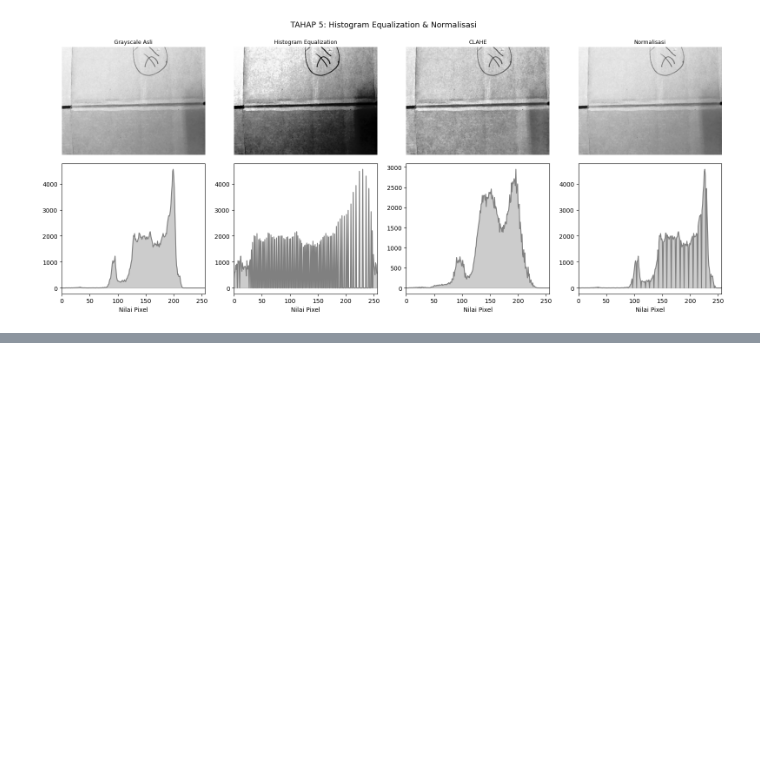
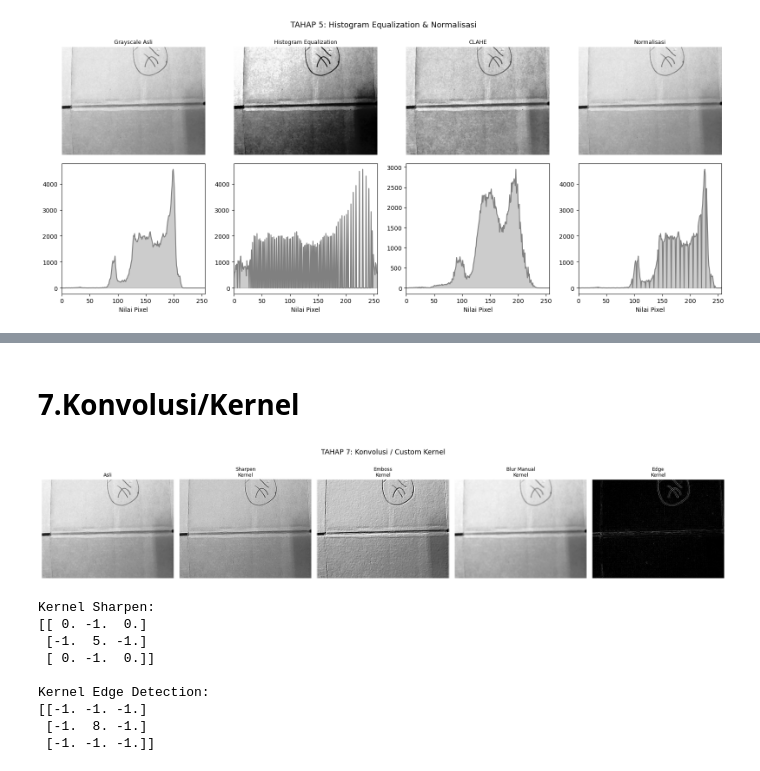
Before and after one commit to yowxy/Smart-Waste-Detection-and-Segmentation, a Jupyter notebook: index.ipynb, the cells around one changed output, grey strips where cells are left out. Saved outputs shown, nothing was run; the diff lists cells and outputs as text; code cells hidden in the pictures; blank space fills up the shorter version.

```diff
--- a/index.ipynb
+++ b/index.ipynb
@@ -228,0 +250,39 @@ plt.show()
+# %% [markdown]
+# 7.Konvolusi/Kernel
+# %%
+kernel_sharpen = np.array([[ 0,-1, 0],[-1, 5,-1],[ 0,-1, 0]], dtype=np.float32)
+kernel_emboss  = np.array([[-2,-1, 0],[-1, 1, 1],[ 0, 1, 2]], dtype=np.float32)
+kernel_blur_m  = np.ones((5,5), dtype=np.float32) / 25
+kernel_edge    = np.array([[-1,-1,-1],[-1, 8,-1],[-1,-1,-1]], dtype=np.float32)
+
+img_sharp   = cv2.filter2D(img_gray, -1, kernel_sharpen)
+img_emboss  = cv2.filter2D(img_gray, -1, kernel_emboss)
+img_blur_m  = cv2.filter2D(img_gray, -1, kernel_blur_m)
+img_edge_k  = cv2.filter2D(img_gray, -1, kernel_edge)
+
+fig, axes = plt.subplots(1, 5, figsize=(18, 4))
+titles = ['Asli', 'Sharpen\nKernel', 'Emboss\nKernel', 'Blur Manual\nKernel', 'Edge\nKernel']
+imgs   = [img_gray, img_sharp, img_emboss, img_blur_m, img_edge_k]
+
+for ax, title, im in zip(axes, titles, imgs):
+    ax.imshow(im, cmap='gray'); ax.set_title(title, fontsize=9); ax.axis('off')
+
+plt.suptitle('TAHAP 7: Konvolusi / Custom Kernel', fontsize=13)
+plt.tight_layout()
+plt.show()
+
+print('Kernel Sharpen:')
+print(kernel_sharpen)
+print('\nKernel Edge Detection:')
+print(kernel_edge)
+# %% [output]
+[figure, added]
+Kernel Sharpen:
+[[ 0. -1.  0.]
+ [-1.  5. -1.]
+ [ 0. -1.  0.]]
+
+Kernel Edge Detection:
+[[-1. -1. -1.]
+ [-1.  8. -1.]
+ [-1. -1. -1.]]
```
Also changed, not shown: parts of 6 cells of this notebook.
